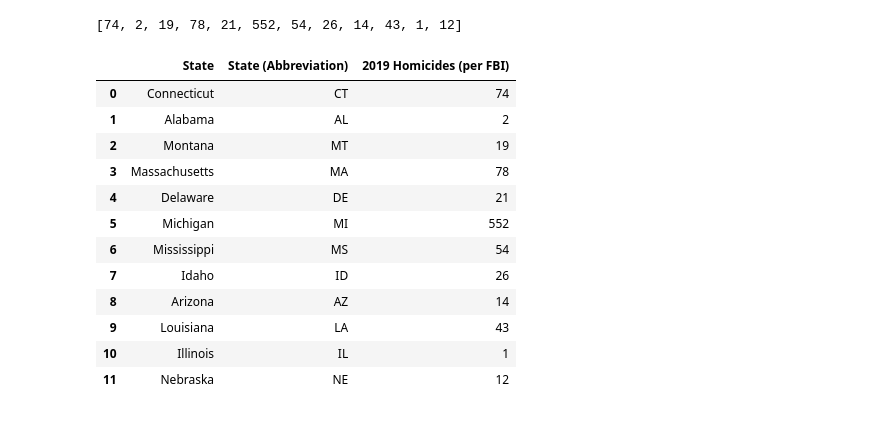
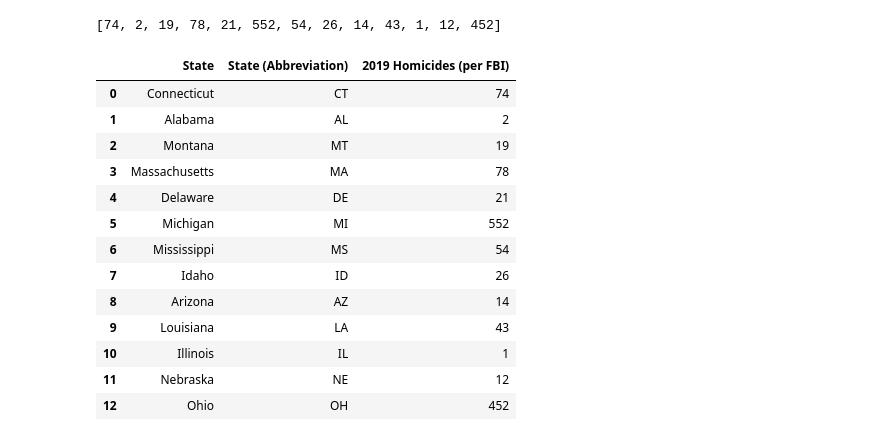
Before and after one commit to akarpie96/CrimeStats, a Jupyter notebook: Homicide Rates Demo - FBI API.ipynb, the cells around one changed output. Cells and saved outputs as stored; diff of their text form; code cells hidden in the pictures.

```diff
--- a/Homicide Rates Demo - FBI API.ipynb
+++ b/Homicide Rates Demo - FBI API.ipynb
@@ -10,7 +10,7 @@ Income_df=pd.read_csv('Median Income.csv')
 # %%
 url = "https://api.usa.gov/crime/fbi/sapi/api/nibrs/homicide/offense/states/"
 api_key="JWNFNOUahji0RfLcPp5tibijU737BDnY4kKfYU9i"
-states=['CT', 'AL', 'MT', "MA", "DE", "MI", "MS", "ID", "AZ", "LA", "IL", "NE"]
+states=['CT', 'AL', 'MT', "MA", "DE", "MI", "MS", "ID", "AZ", "LA", "IL", "NE", "OH"]
 homicide_count_2019=[]
 # Build query URL
 for state in states:
@@ -21,30 +21,31 @@ for state in states:
     homicide_count_2019.append(Murder_2019)
 print(homicide_count_2019)
 # %% [output]
-[74, 2, 19, 78, 21, 552, 54, 26, 14, 43, 1, 12]
+[74, 2, 19, 78, 21, 552, 54, 26, 14, 43, 1, 12, 452]
 # %%
 states_df = pd.DataFrame({
     "State (Abbreviation)": states,
     "2019 Homicides (per FBI)": homicide_count_2019
 })
 
-states_df["State"]=["Connecticut", "Alabama", "Montana", "Massachusetts","Delaware", "Michigan","Mississippi", "Idaho", "Arizona", "Louisiana", "Illinois", "Nebraska" ]
+states_df["State"]=["Connecticut", "Alabama", "Montana", "Massachusetts","Delaware", "Michigan","Mississippi", "Idaho", "Arizona", "Louisiana", "Illinois", "Nebraska", "Ohio" ]
 
 states_df[["State", "State (Abbreviation)", "2019 Homicides (per FBI)"]]
 # %% [output]
 |  | State | State (Abbreviation) | 2019 Homicides (per FBI) |
 | 0 | Connecticut | CT | 74 |
 | 1 | Alabama | AL | 2 |
 | 2 | Montana | MT | 19 |
 | 3 | Massachusetts | MA | 78 |
 | 4 | Delaware | DE | 21 |
 | 5 | Michigan | MI | 552 |
 | 6 | Mississippi | MS | 54 |
 | 7 | Idaho | ID | 26 |
 | 8 | Arizona | AZ | 14 |
 | 9 | Louisiana | LA | 43 |
 | 10 | Illinois | IL | 1 |
 | 11 | Nebraska | NE | 12 |
+| 12 | Ohio | OH | 452 |
 # %%
 states_df.plot('State (Abbreviation)', '2019 Homicides (per FBI)', kind='bar', figsize=(10,5), rot=45, color="r")
 # %% [output]
```
Also changed, not shown: parts of 3 cells of this notebook.
